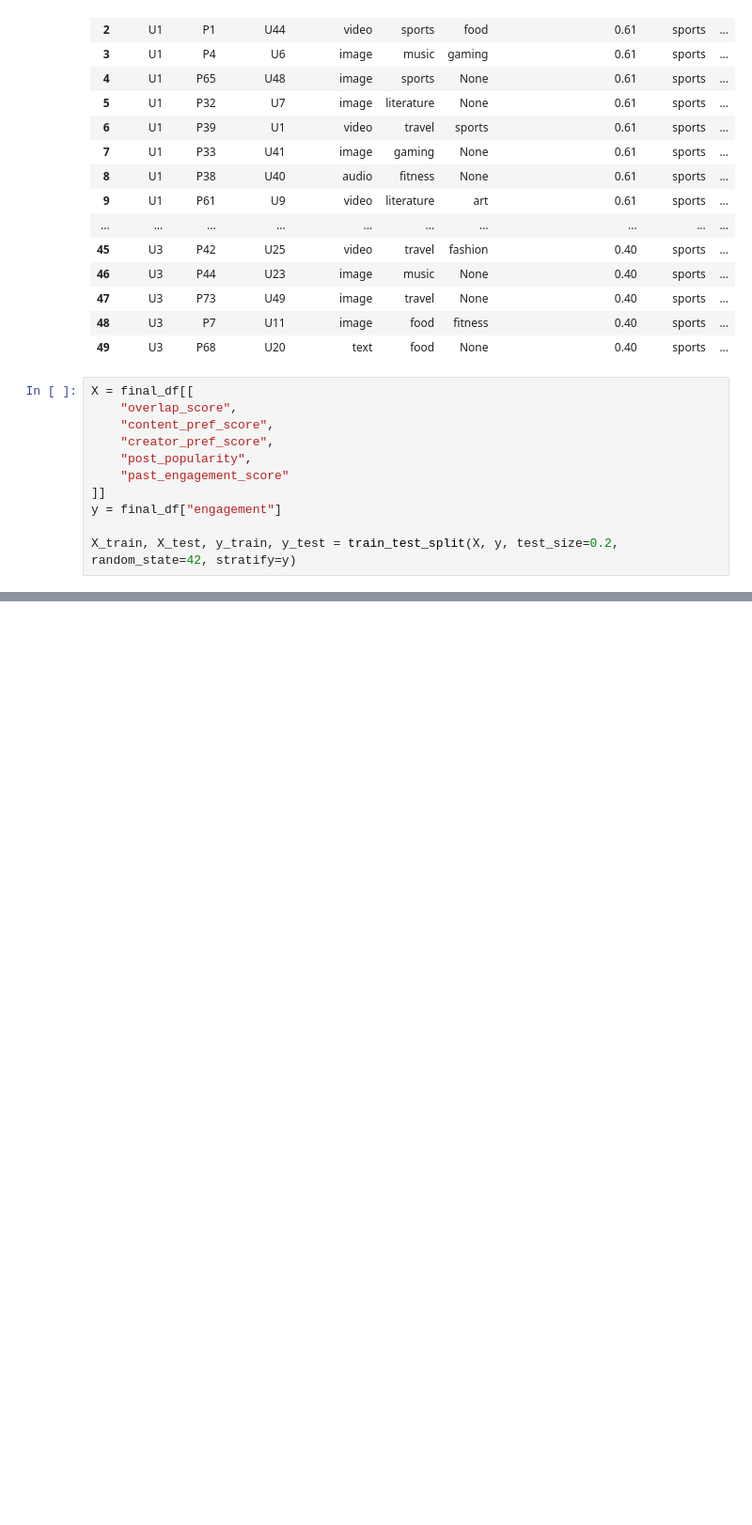
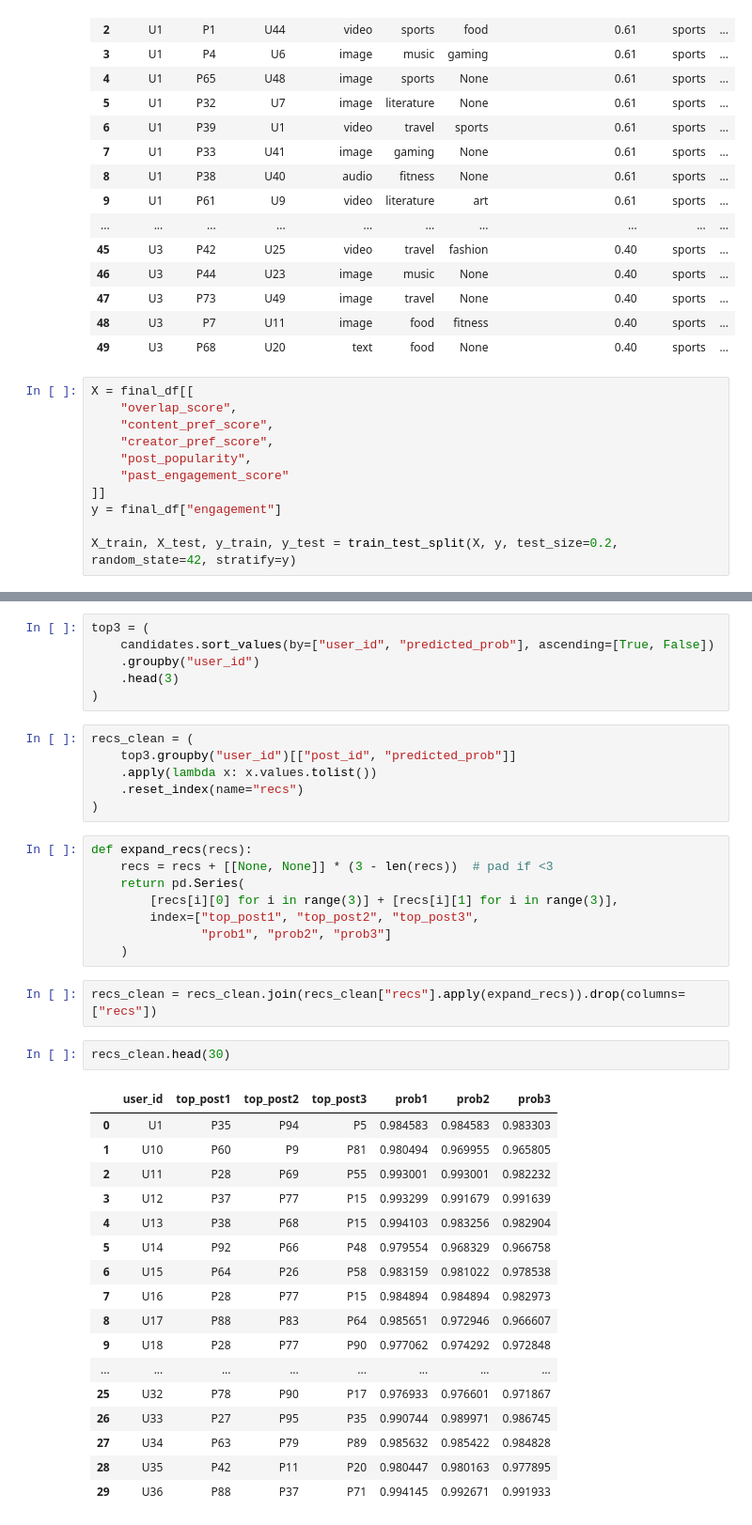
Before and after one commit to adityabansal28/PostRecommendationSystem, a Jupyter notebook: Ambrix.ipynb, the cells around one changed output, grey strips where cells are left out. Shown: that part at 94% size. Cells and saved outputs as stored; diff of their text form; blank space fills up the shorter version.

```diff
--- a/Ambrix.ipynb
+++ b/Ambrix.ipynb
@@ -479,0 +452,42 @@ recommendations.head()
+# %%
+top3 = (
+    candidates.sort_values(by=["user_id", "predicted_prob"], ascending=[True, False])
+    .groupby("user_id")
+    .head(3)
+)
+# %%
+recs_clean = (
+    top3.groupby("user_id")[["post_id", "predicted_prob"]]
+    .apply(lambda x: x.values.tolist())
+    .reset_index(name="recs")
+)
+# %%
+def expand_recs(recs):
+    recs = recs + [[None, None]] * (3 - len(recs))  # pad if <3
+    return pd.Series(
+        [recs[i][0] for i in range(3)] + [recs[i][1] for i in range(3)],
+        index=["top_post1", "top_post2", "top_post3",
+               "prob1", "prob2", "prob3"]
+    )
+# %%
+recs_clean = recs_clean.join(recs_clean["recs"].apply(expand_recs)).drop(columns=["recs"])
+# %%
+recs_clean.head(30)
+# %% [output]
+|  | user_id | top_post1 | top_post2 | top_post3 | prob1 | prob2 | prob3 |
+| 0 | U1 | P35 | P94 | P5 | 0.984583 | 0.984583 | 0.983303 |
+| 1 | U10 | P60 | P9 | P81 | 0.980494 | 0.969955 | 0.965805 |
+| 2 | U11 | P28 | P69 | P55 | 0.993001 | 0.993001 | 0.982232 |
+| 3 | U12 | P37 | P77 | P15 | 0.993299 | 0.991679 | 0.991639 |
+| 4 | U13 | P38 | P68 | P15 | 0.994103 | 0.983256 | 0.982904 |
+| 5 | U14 | P92 | P66 | P48 | 0.979554 | 0.968329 | 0.966758 |
+| 6 | U15 | P64 | P26 | P58 | 0.983159 | 0.981022 | 0.978538 |
+| 7 | U16 | P28 | P77 | P15 | 0.984894 | 0.984894 | 0.982973 |
+| 8 | U17 | P88 | P83 | P64 | 0.985651 | 0.972946 | 0.966607 |
+| 9 | U18 | P28 | P77 | P90 | 0.977062 | 0.974292 | 0.972848 |
+| ... | ... | ... | ... | ... | ... | ... | ... |
+| 25 | U32 | P78 | P90 | P17 | 0.976933 | 0.976601 | 0.971867 |
+| 26 | U33 | P27 | P95 | P35 | 0.990744 | 0.989971 | 0.986745 |
+| 27 | U34 | P63 | P79 | P89 | 0.985632 | 0.985422 | 0.984828 |
+| 28 | U35 | P42 | P11 | P20 | 0.980447 | 0.980163 | 0.977895 |
+| 29 | U36 | P88 | P37 | P71 | 0.994145 | 0.992671 | 0.991933 |
```
Also changed, not shown: parts of 12 cells of this notebook.
